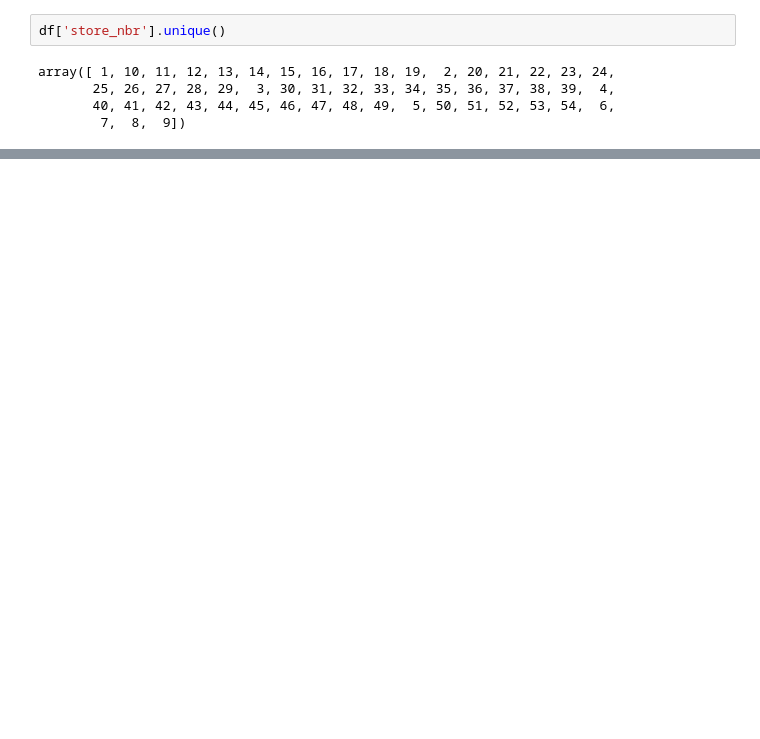
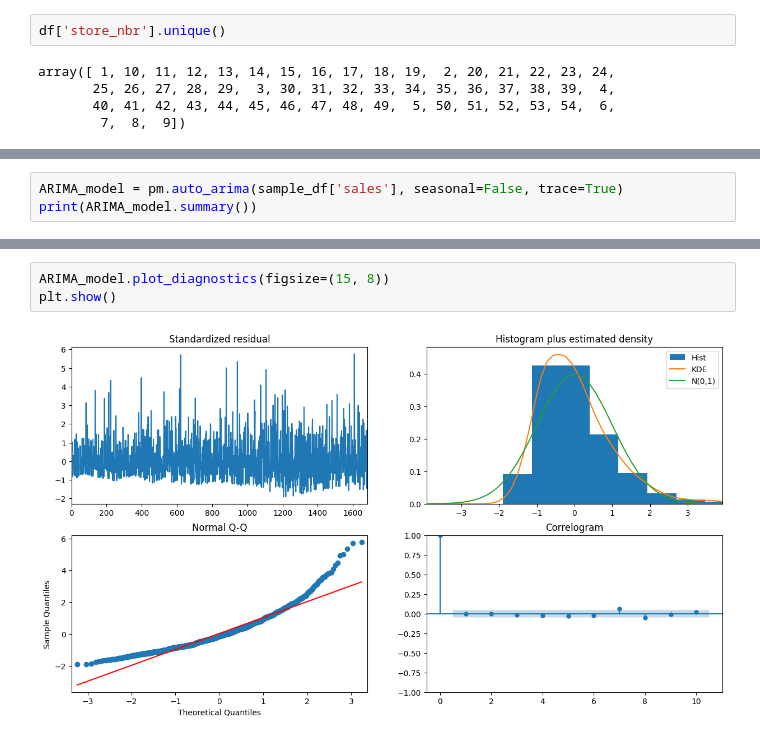
Before and after one commit to kamyczuram/Projects, a Jupyter notebook: Store_Sales_Arima_Sarima/Store_Sales_Arima_Sarima.ipynb, the cells around one changed output, grey strips where cells are left out. Drawn from its saved outputs; the diff is of its cells as text; blank space fills up the shorter version.

```diff
--- a/Store_Sales_Arima_Sarima/Store_Sales_Arima_Sarima.ipynb
+++ b/Store_Sales_Arima_Sarima/Store_Sales_Arima_Sarima.ipynb
@@ -113,0 +232,3 @@ for i in range(1,6):
+# %%
+ARIMA_model = pm.auto_arima(sample_df['sales'], seasonal=False, trace=True)
+print(ARIMA_model.summary())
@@ -113,0 +274,5 @@ for i in range(1,6):
+# %%
+ARIMA_model.plot_diagnostics(figsize=(15, 8))
+plt.show()
+# %% [output]
+[figure, added]
```
Also changed, not shown: parts of 17 cells of this notebook.
